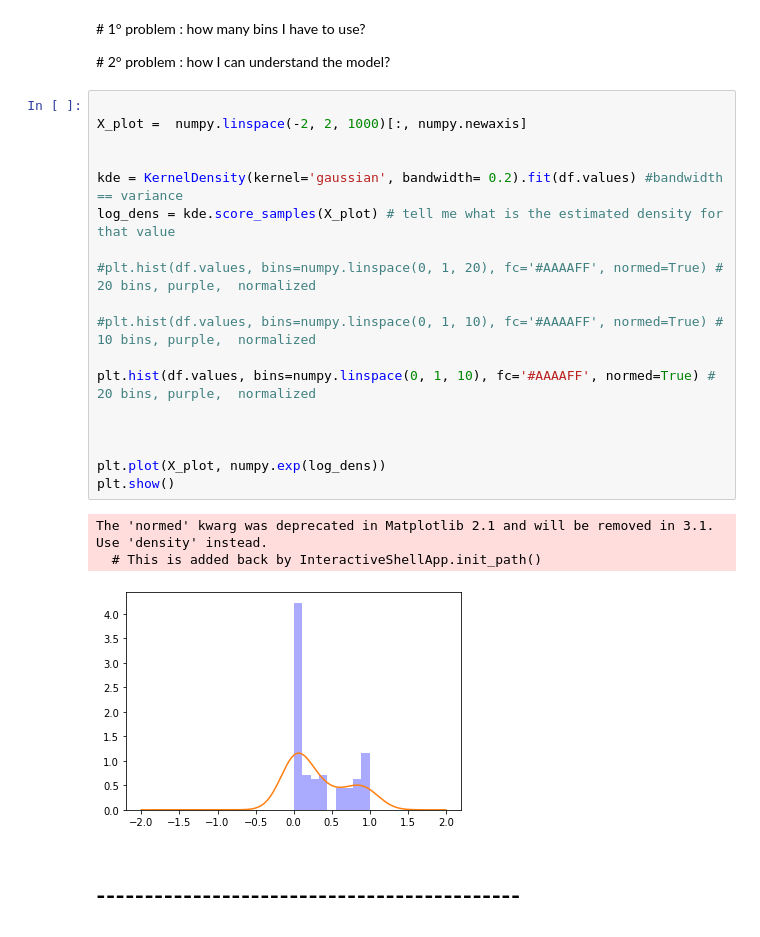
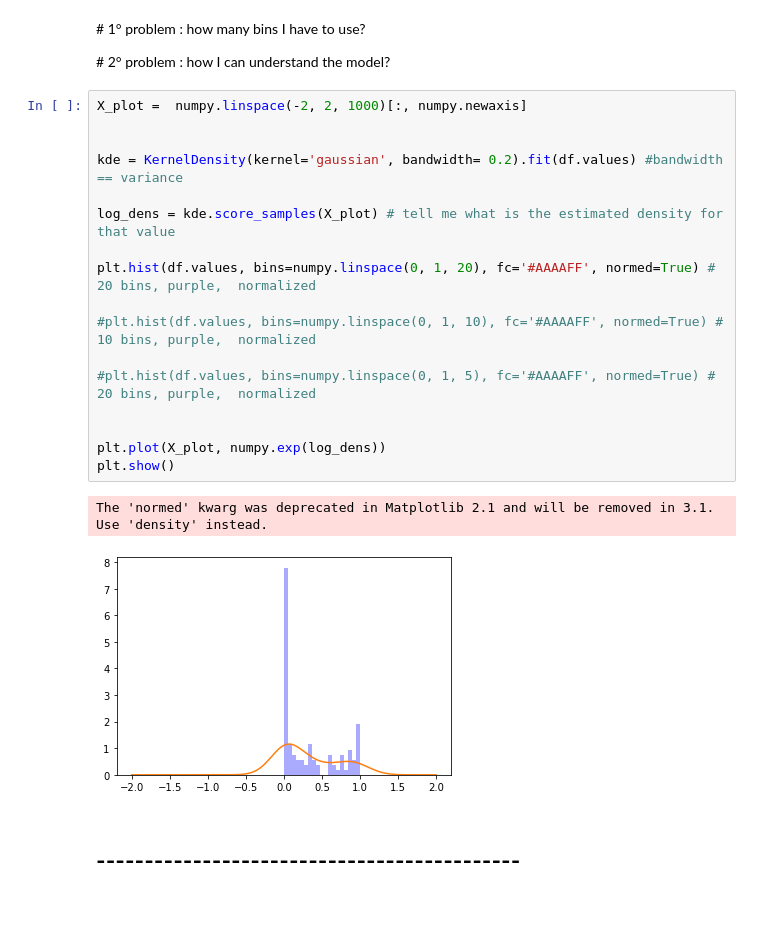
Before and after one commit to Paps90/CASA2019, a Jupyter notebook: 3_lesson3/3_unsupervised.ipynb, the cells around one changed output. Saved outputs shown, nothing was run; the diff lists cells and outputs as text.

```diff
--- a/3_unsupervised.ipynb
+++ b/3_lesson3/3_unsupervised.ipynb
@@ -40,27 +40,25 @@ df
 
 # 2° problem : how I can understand the model?
 # %%
-
 X_plot =  numpy.linspace(-2, 2, 1000)[:, numpy.newaxis]
 
 
 kde = KernelDensity(kernel='gaussian', bandwidth= 0.2).fit(df.values) #bandwidth == variance
+
 log_dens = kde.score_samples(X_plot) # tell me what is the estimated density for that value
 
-#plt.hist(df.values, bins=numpy.linspace(0, 1, 20), fc='#AAAAFF', normed=True) # 20 bins, purple,  normalized
+plt.hist(df.values, bins=numpy.linspace(0, 1, 20), fc='#AAAAFF', normed=True) # 20 bins, purple,  normalized
 
 #plt.hist(df.values, bins=numpy.linspace(0, 1, 10), fc='#AAAAFF', normed=True) # 10 bins, purple,  normalized
 
-plt.hist(df.values, bins=numpy.linspace(0, 1, 10), fc='#AAAAFF', normed=True) # 20 bins, purple,  normalized
-
+#plt.hist(df.values, bins=numpy.linspace(0, 1, 5), fc='#AAAAFF', normed=True) # 20 bins, purple,  normalized
 
 
 plt.plot(X_plot, numpy.exp(log_dens))
 plt.show()
 # %% [output]
 The 'normed' kwarg was deprecated in Matplotlib 2.1 and will be removed in 3.1. Use 'density' instead.
-  # This is added back by InteractiveShellApp.init_path()
-[figure, old version]
+[figure, new version]
 # %% [markdown]
 # --------------------------------------------
 # %%
```
Also changed, not shown: parts of 19 cells of this notebook, 38 other files.
